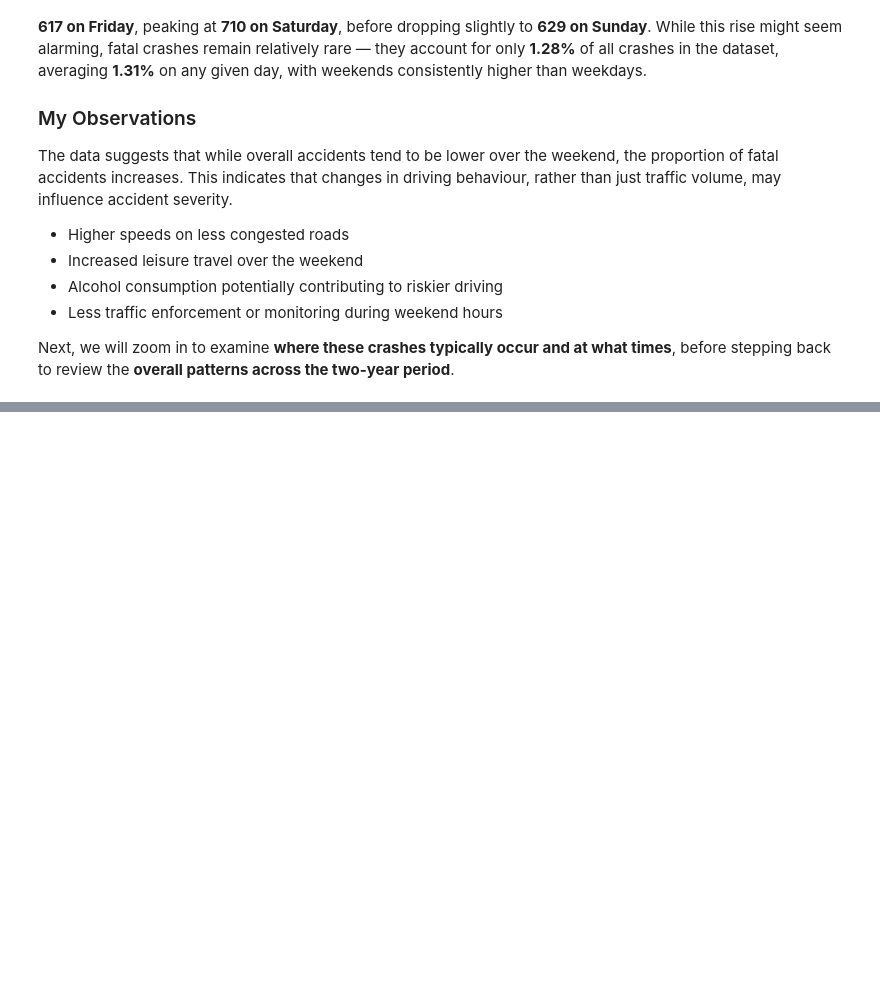
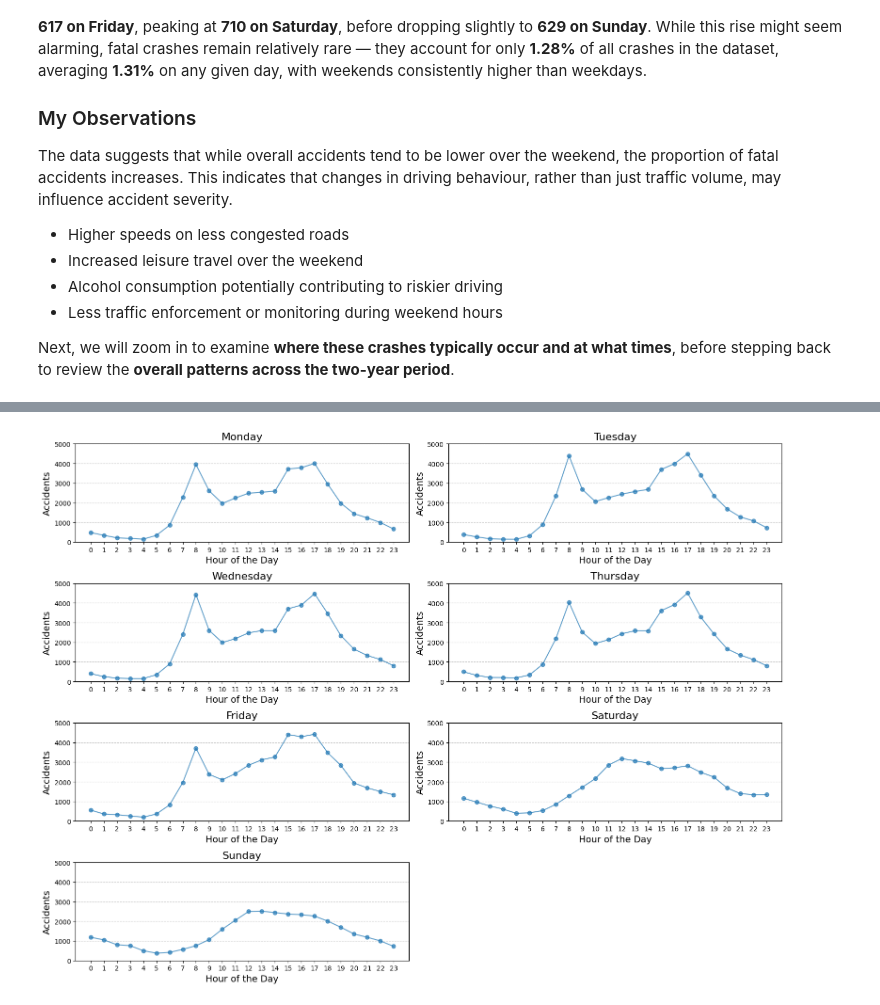
Before and after one commit to jackl92/UK_road_safety, a Jupyter notebook: road_accidents.ipynb, the cells around one changed output, grey strips where cells are left out. Saved outputs shown, nothing was run; the diff lists cells and outputs as text; code cells hidden in the pictures; blank space fills up the shorter version.

Commit message:
added hourly accident count chart per day

```diff
--- a/road_accidents.ipynb
+++ b/road_accidents.ipynb
@@ -309,3 +309,7 @@ Total fatal accidents percentage:
 </ul>
 
 <p>Next, we will zoom in to examine <strong>where these crashes typically occur and at what times</strong>, before stepping back to review the <strong>overall patterns across the two-year period</strong>.</p>
+# %%
+time_of_day = data.groupby(['Time', 'Day_of_Week']).size().reset_index(name='Accident_Count')
+
+print(time_of_day.head())
@@ -311,0 +323,29 @@ Total fatal accidents percentage:
+# %%
+days = ['Monday', 'Tuesday', 'Wednesday', 'Thursday', 'Friday', 'Saturday', 'Sunday']
+
+fig, axes = plt.subplots(nrows=4, ncols=2, figsize=(16, 12))
+axes = axes.flatten()
+
+for i, day in enumerate(days):
+    if i < len(axes):
+        day_data = time_of_day[time_of_day['Day_of_Week'] == day]
+        day_data = day_data.copy()
+        day_data['Hour'] = day_data['Time'].dt.hour
+        hourly_data = day_data.groupby('Hour')['Accident_Count'].sum().reset_index()
+
+        axes[i].plot(hourly_data['Hour'], hourly_data['Accident_Count'], marker='o', linestyle='-', alpha=0.7)
+        axes[i].set_title(day, fontsize=16)
+        axes[i].set_xlabel('Hour of the Day', fontsize=14)
+        axes[i].set_xticks(hourly_data['Hour'])
+        axes[i].set_xticklabels(hourly_data['Hour'], fontsize=10)
+        axes[i].set_ylabel('Accidents', fontsize=14)
+        axes[i].set_ylim(0,5000)
+        axes[i].grid(axis='y', linestyle='--', alpha=0.7)
+
+for j in range(len(days), len(axes)):
+    fig.delaxes(axes[j])
+
+plt.tight_layout()
+plt.show()
+# %% [output]
+[figure, added]
```
Also changed, not shown: parts of 1 cell of this notebook.
